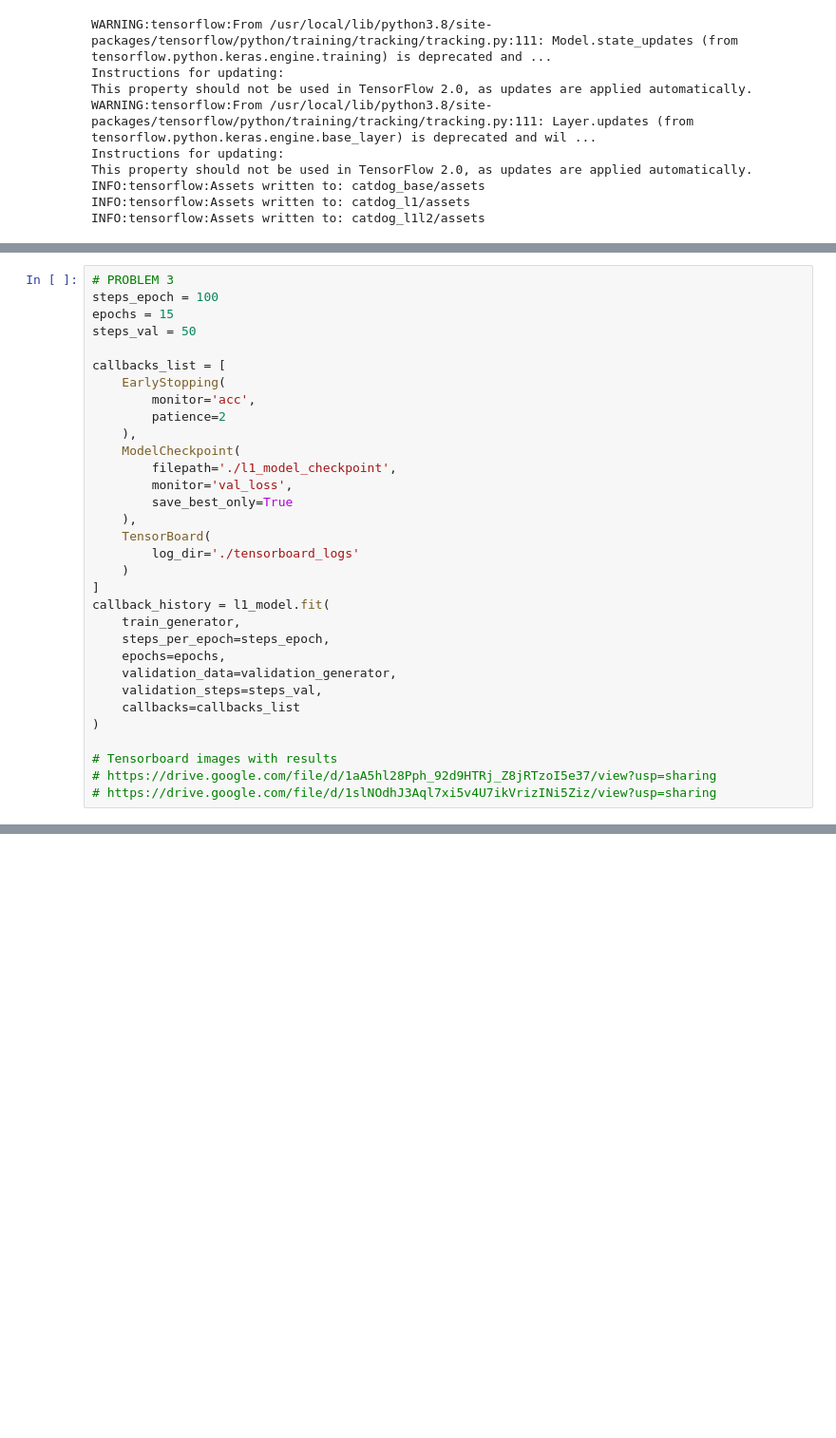
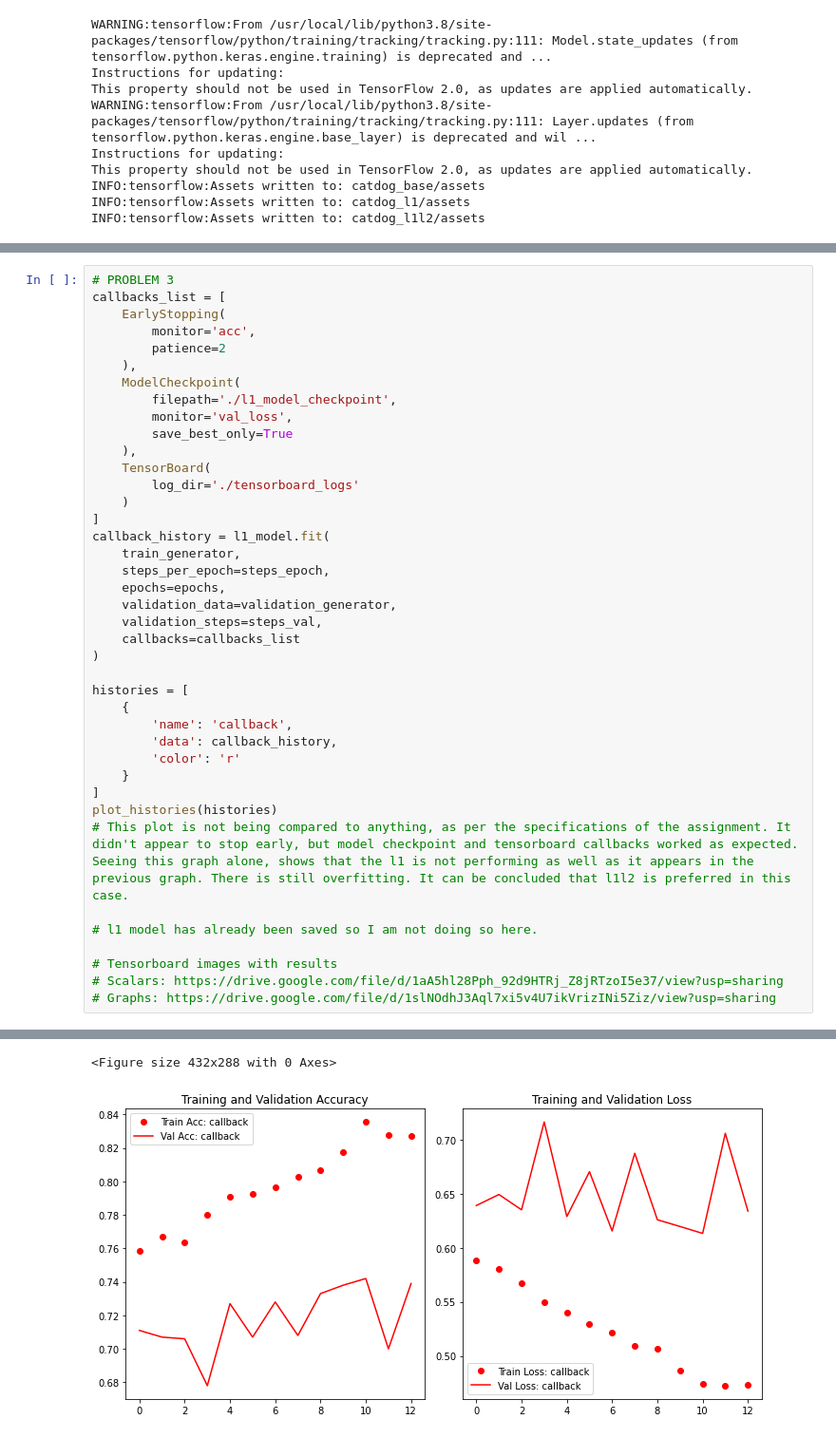
Before and after one commit to andymbryant/e89, a Jupyter notebook: week6/assignment6.ipynb, the cells around one changed output, grey strips where cells are left out. Shown at 95% size. Cells and saved outputs as stored; diff of their text form; blank space fills up the shorter version.

Commit message:
working on assignment 8

```diff
--- a/week6/assignment6.ipynb
+++ b/week6/assignment6.ipynb
@@ -203,9 +210,5 @@ fig.tight_layout()
 # %%
 # PROBLEM 3
-steps_epoch = 100
-epochs = 15
-steps_val = 50
-
 callbacks_list = [
     EarlyStopping(
         monitor='acc',
@@ -229,7 +232,19 @@ callback_history = l1_model.fit(
     callbacks=callbacks_list
 )
 
+histories = [
+    {
+        'name': 'callback',
+        'data': callback_history,
+        'color': 'r'
+    }
+]
+plot_histories(histories)
+# This plot is not being compared to anything, as per the specifications of the assignment. It didn't appear to stop early, but model checkpoint and tensorboard callbacks worked as expected. Seeing this graph alone, shows that the l1 is not performing as well as it appears in the previous graph. There is still overfitting. It can be concluded that l1l2 is preferred in this case.
+
+# l1 model has already been saved so I am not doing so here.
+
 # Tensorboard images with results
-# https://drive.google.com/file/d/1aA5hl28Pph_92d9HTRj_Z8jRTzoI5e37/view?usp=sharing
-# https://drive.google.com/file/d/1slNOdhJ3Aql7xi5v4U7ikVrizINi5Ziz/view?usp=sharing
+# Scalars: https://drive.google.com/file/d/1aA5hl28Pph_92d9HTRj_Z8jRTzoI5e37/view?usp=sharing
+# Graphs: https://drive.google.com/file/d/1slNOdhJ3Aql7xi5v4U7ikVrizINi5Ziz/view?usp=sharing
 # %% [output]
@@ -236,0 +268,2 @@ AlreadyExistsError: Another profiler is running.
+<Figure size 432x288 with 0 Axes>
+[figure, added]
```
Also changed, not shown: parts of 17 cells of this notebook, 41 other files.
